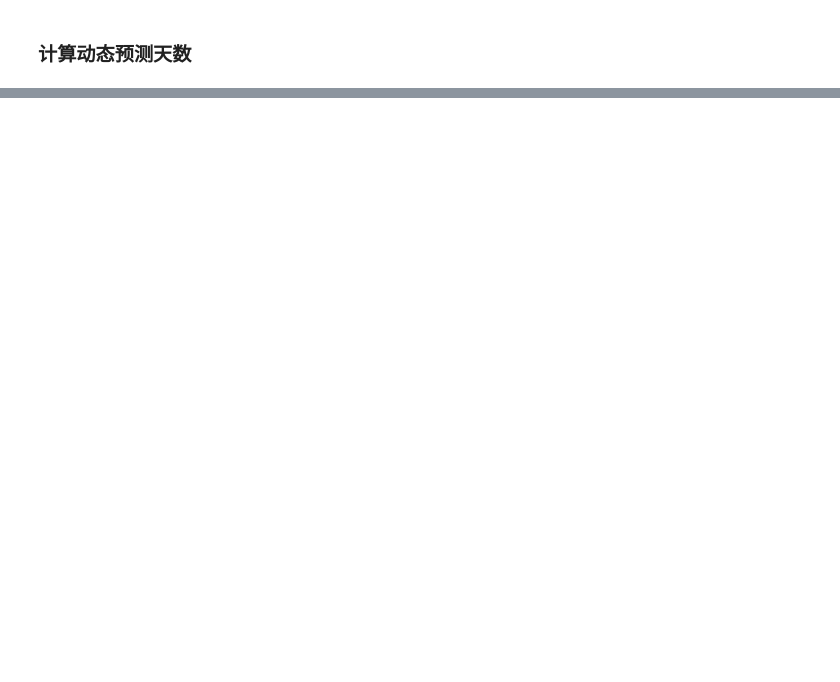
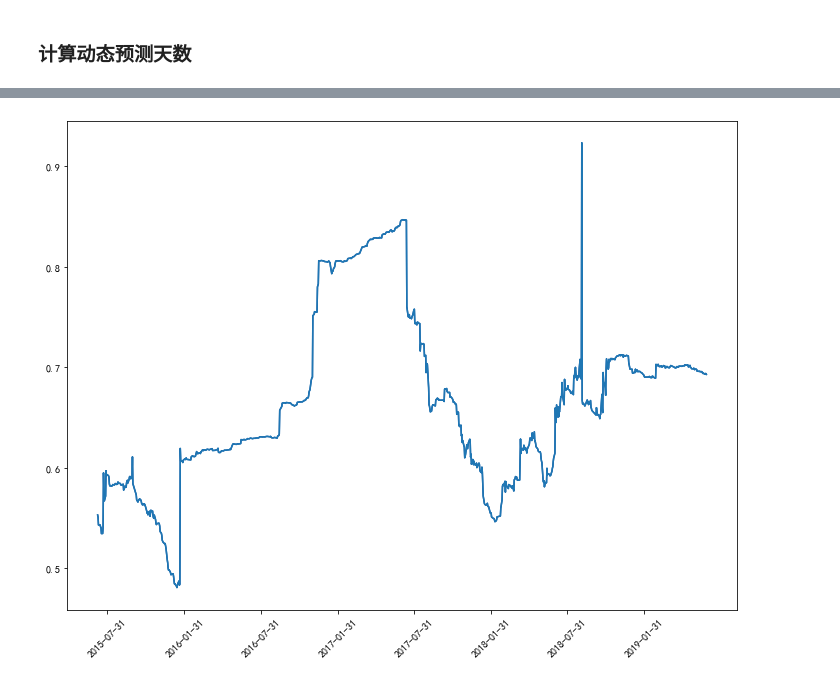
Before and after one commit to jyyskywalker/liquidity, a Jupyter notebook: code/net/Untitled1.ipynb, the cells around one changed output, grey strips where cells are left out. Cells and saved outputs as stored; diff of their text form; code cells hidden in the pictures; blank space fills up the shorter version.

```diff
--- a/code/net/Untitled1.ipynb
+++ b/code/net/Untitled1.ipynb
@@ -244,5 +194,2 @@ array([[ 2.43942863e-01,  1.03080796e-01,  1.67031703e-02,
 # %% [markdown]
 ### 计算动态预测天数
-# %%
-for i in range(1):
-    print(i)
@@ -253,13 +195,0 @@ help(VAR)
-# %%
-import pandas as pd
-mdata = sm.datasets.macrodata.load_pandas().data
-dates = mdata[['year', 'quarter']].astype(int).astype(str)
-quarterly = dates["year"] + "Q" + dates["quarter"]
-from statsmodels.tsa.base.datetools import dates_from_str
-quarterly = dates_from_str(quarterly)
-mdata = mdata[['realgdp','realcons','realinv']]
-mdata.index = pd.DatetimeIndex(quarterly)
-data = np.log(mdata).diff().dropna()
-model = VAR(data)
-# %%
-result = model.fit(2)
@@ -326,0 +298,7 @@ array([[[1.        , 0.6593946 , 0.81503441],
+# %%
+data= pd.read_csv('./now/zong.csv',index_col='index')
+gundongdata = gundongdata[0:969]
+gundongdata1 = pd.DataFrame(columns = ['values'])
+gundongdata1['values'] = gundongdata
+#转换索引为datatimeindex形式才能画图
+gundongdata1.index = pd.to_datetime(data.index[369:])
@@ -326,0 +322,19 @@ array([[[1.        , 0.6593946 , 0.81503441],
+# %%
+#画出滚动360天，预测10天的全国动态图
+import matplotlib.pyplot as plt
+import matplotlib.dates as mdate
+from matplotlib.pyplot import rcParams
+rcParams['font.sans-serif'] = 'kaiti'
+#???坐标显示问题
+values = gundongdata1['values']
+time = gundongdata1.index
+fig = plt.figure(figsize=(12,9))
+ax = plt.subplot(111)
+ax.xaxis.set_major_formatter(mdate.DateFormatter('%Y-%m-%d'))#显示日期
+plt.xticks(pd.date_range(time[0],time[-1],freq='6M'),rotation=45)
+ax.plot(time,values,color='#054E9F')
+
+plt.plot(gundongdata1)
+plt.show()
+# %% [output]
+[figure, added]
```
Also changed, not shown: parts of 18 cells of this notebook, 18 other files.
